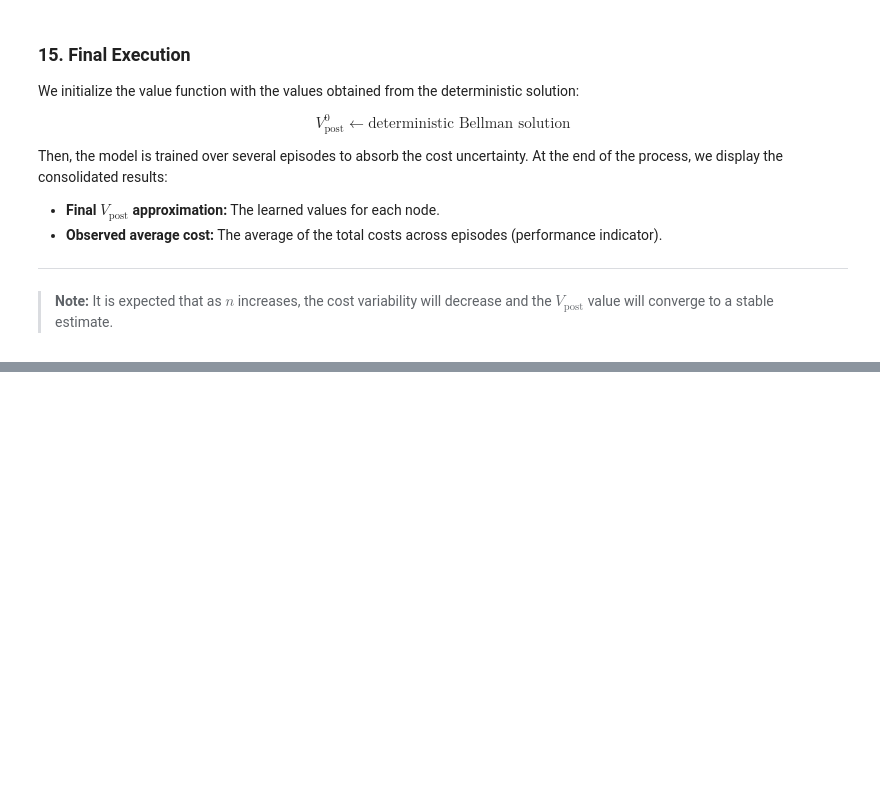
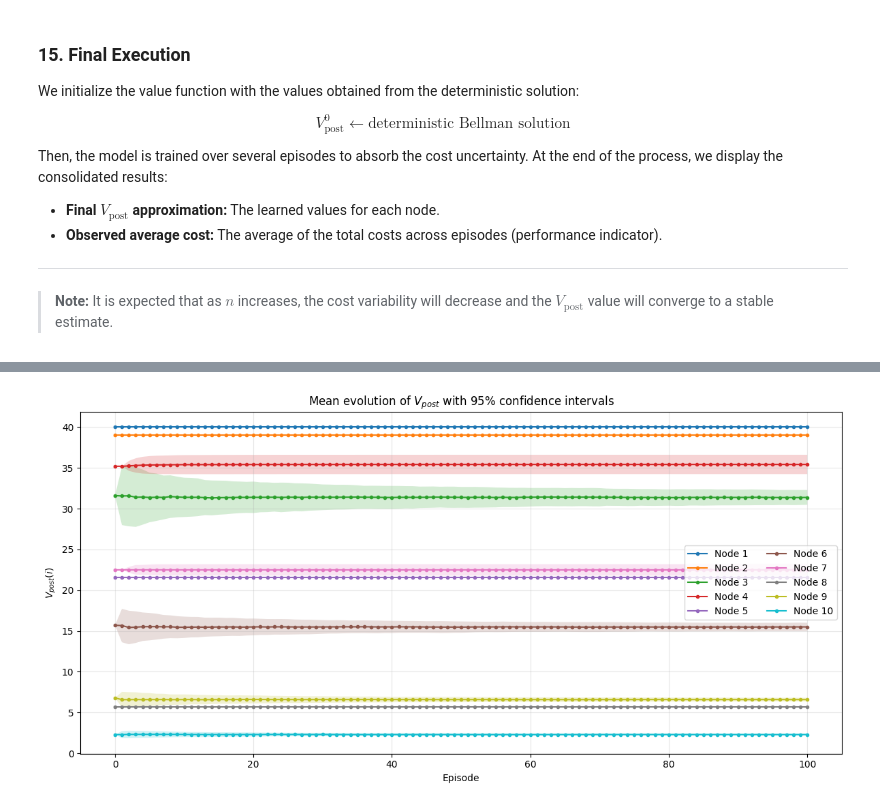
Before and after one commit to lasseufpa/Sequential-Decision-Analytics-Modeling, a Jupyter notebook: chapters/ch05_shortest_path_static/ch05_Shortest_path_static.ipynb, the cells around one changed output, grey strips where cells are left out. Cells and saved outputs as stored; diff of their text form; code cells hidden in the pictures; blank space fills up the shorter version.

```diff
--- a/chapters/ch05_shortest_path_static/ch05_Shortest_path_static.ipynb
+++ b/chapters/ch05_shortest_path_static/ch05_Shortest_path_static.ipynb
@@ -541,0 +591,66 @@ for run_id in range(number_of_training_runs):
+# %%
+import numpy as np
+import pandas as pd
+import matplotlib.pyplot as plt
+
+# ============================================================
+# PLOT MEAN V_post WITH 95% CONFIDENCE INTERVAL
+# ============================================================
+
+all_run_histories = [
+    pd.DataFrame(V_post_history)
+    for V_post_history in histoy_V_post_across_runs
+]
+
+nodes = sorted(all_run_histories[0].columns)
+episodes = np.arange(len(all_run_histories[0]))
+
+n_runs = len(all_run_histories)
+z = 1.96
+
+plt.figure(figsize=(12, 6))
+
+for node in nodes:
+    if node == destination_node:
+        continue
+
+    # matriz: linhas = runs, colunas = episódios
+    values = np.array([
+        df_run[node].to_numpy()
+        for df_run in all_run_histories
+    ])
+
+    mean_vpost = values.mean(axis=0)
+    std_vpost = values.std(axis=0, ddof=1)
+
+    # intervalo de confiança de 95% da média
+    margin_error = z * std_vpost #/ np.sqrt(n_runs)
+
+    ci_lower = mean_vpost - margin_error
+    ci_upper = mean_vpost + margin_error
+
+    plt.plot(
+        episodes,
+        mean_vpost,
+        marker="o",
+        markersize=3,
+        linewidth=1.5,
+        label=f"Node {node}"
+    )
+
+    plt.fill_between(
+        episodes,
+        ci_lower,
+        ci_upper,
+        alpha=0.20
+    )
+
+plt.xlabel("Episode")
+plt.ylabel(r"$V_{post}(i)$")
+plt.title(r"Mean evolution of $V_{post}$ with 95% confidence intervals")
+plt.grid(alpha=0.3)
+plt.legend(ncol=2)
+plt.tight_layout()
+plt.show()
+# %% [output]
+[figure, added]
```
Also changed, not shown: parts of 10 cells of this notebook.
